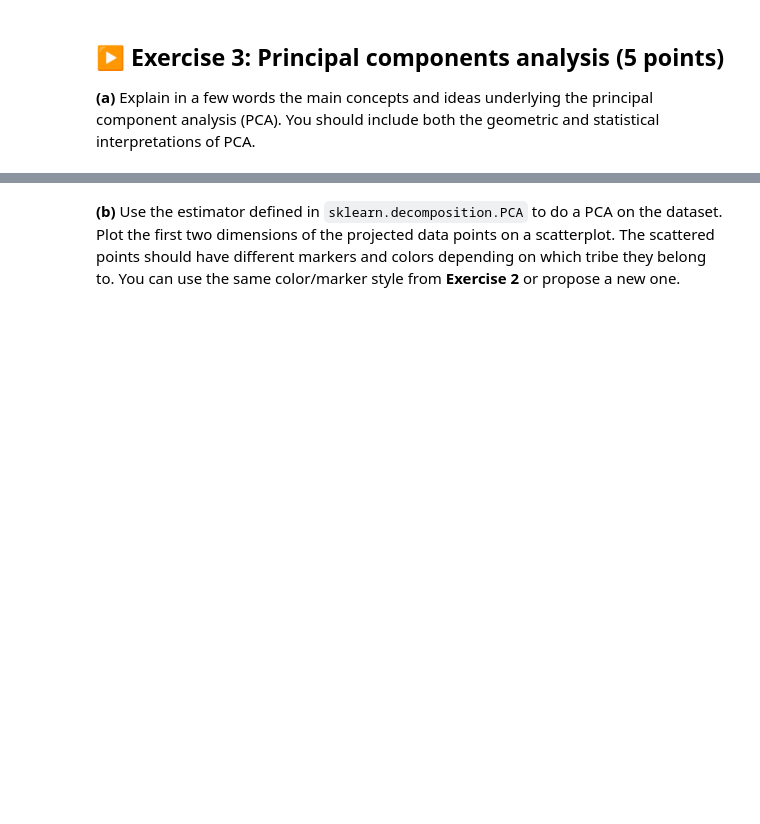
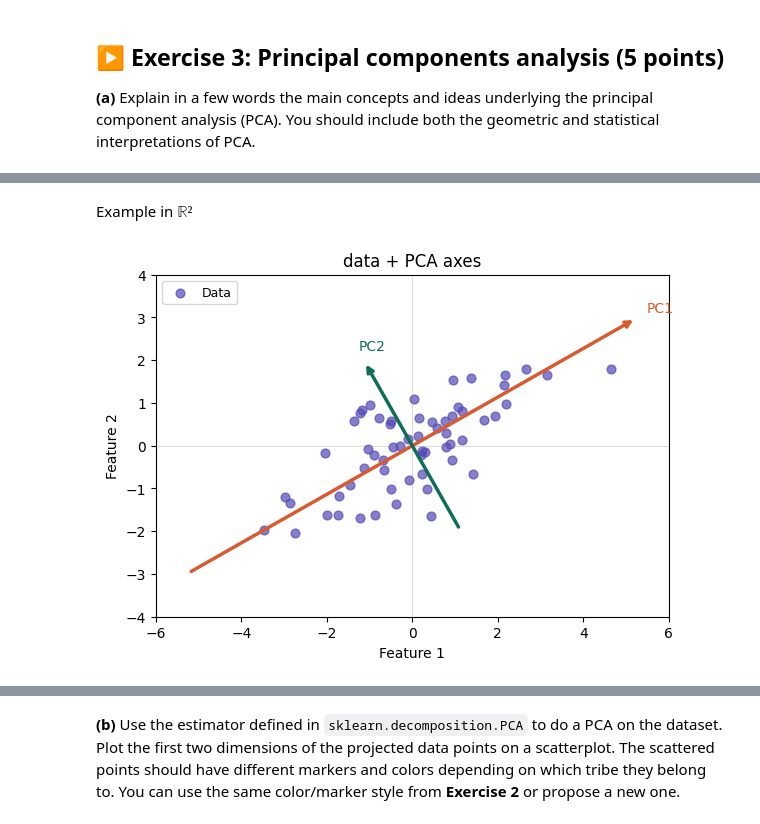
Before and after one commit to Ba-Hi/reports_tp, a Jupyter notebook: TP2/TP2.ipynb, the cells around one changed output, grey strips where cells are left out. Saved outputs shown, nothing was run; the diff lists cells and outputs as text; code cells hidden in the pictures; blank space fills up the shorter version.

```diff
--- a/TP2/TP2.ipynb
+++ b/TP2/TP2.ipynb
@@ -239,0 +250,50 @@ Without centering, the intercept corresponds to an individual with all-zero mark
+# %% [markdown]
+Example in $\mathbb{R}²$
+# %%
+np.random.seed(42)
+N = 60
+
+mean = [0, 0]
+
+cov = [[3.0, 1.8],
+       [1.8, 0.5]]
+
+pts = np.random.multivariate_normal(mean, cov, N)
+pts = pts - pts.mean(axis=0)
+
+U, S, Vt = np.linalg.svd(pts, full_matrices=False)
+eigenvalues = S**2 / N
+eigenvectors = Vt
+total_var = eigenvalues.sum()
+
+# Colors for the principal components
+colors_pc = ['#D85A30', '#0F6E56']
+
+
+fig, ax = plt.subplots(figsize=(6, 5))  # un seul panel → (fig, ax)
+
+# Plot the original data points
+ax.scatter(pts[:, 0], pts[:, 1], alpha=0.7, color='#534AB7', s=40, label='Data')
+ax.axhline(0, color='gray', lw=0.5, alpha=0.4)
+ax.axvline(0, color='gray', lw=0.5, alpha=0.4)
+ax.set_xlabel('Feature 1')
+ax.set_ylabel('Feature 2')
+ax.set_aspect('equal')
+ax.set_xlim(-6, 6)
+ax.set_ylim(-4, 4)
+
+# Plot the principal component axes
+for i, (vec, val) in enumerate(zip(eigenvectors, eigenvalues)):
+       length = np.sqrt(val) * 3.5
+       pct = val / total_var * 100
+       ax.annotate('', xy=vec*length, xytext=-vec*length,
+              arrowprops=dict(arrowstyle='->', color=colors_pc[i], lw=2.5))
+       ax.text(*(vec*length + vec*0.3), f'PC{i+1}',
+              color=colors_pc[i])
+ax.set_title('data + PCA axes')
+ax.legend(fontsize=9)
+
+plt.tight_layout()
+plt.show()
+# %% [output]
+[figure, added]
```
Also changed, not shown: parts of 3 cells of this notebook.
